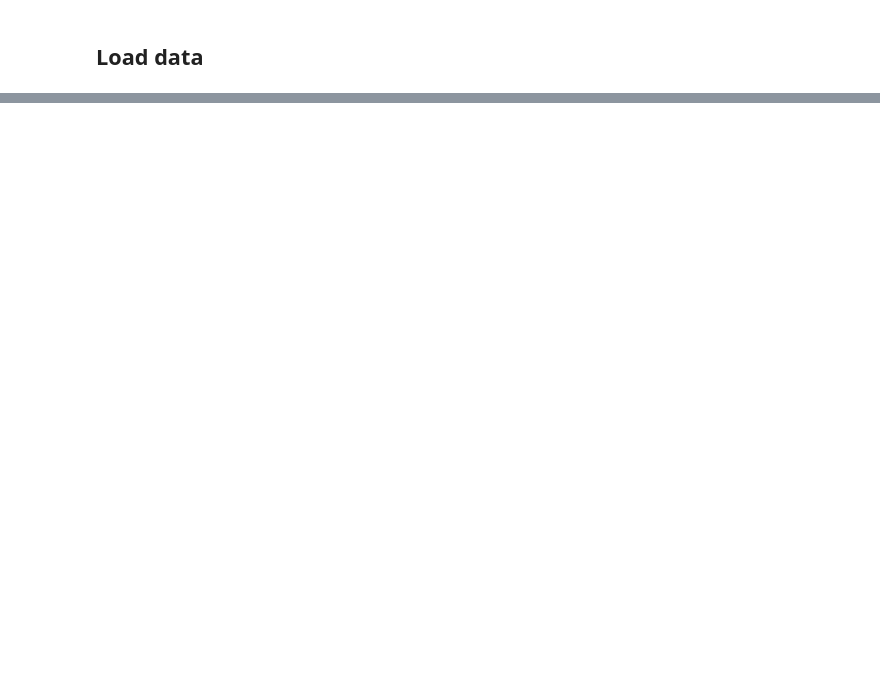
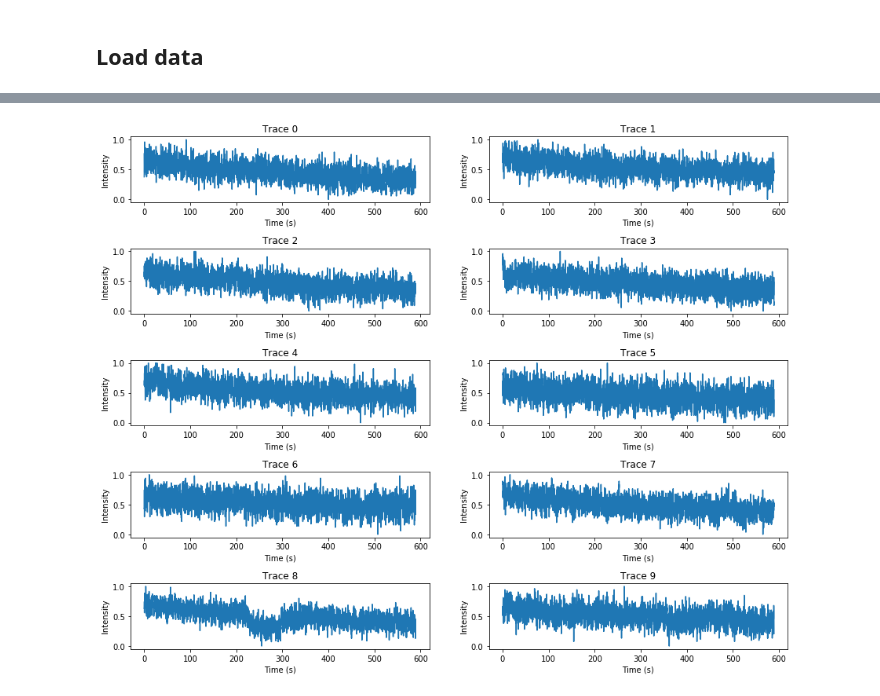
Before and after one commit to ashleefeng/pacbio, a Jupyter notebook: dev/dtw2 testing.ipynb, the cells around one changed output, grey strips where cells are left out. Drawn from its saved outputs; the diff is of its cells as text; code cells hidden in the pictures; blank space fills up the shorter version.

Commit message:
analyzed 10 min dataset

```diff
--- a/dev/dtw2 testing.ipynb
+++ b/dev/dtw2 testing.ipynb
@@ -1,23 +1,24 @@
 # %%
 import numpy as np
-import h5py
 import matplotlib.pyplot as plt
-import xml.etree.ElementTree as ET
 from time import time
 from functions import utils
 from functions import utils_dtw
-from functions.utils_dtw import dtw_single
 import os.path as path
 
-# User selects a pacbio dataset
-sample_file = utils.gui_fname().decode("utf-8")
-tokens = sample_file.split('/')
-base = path.basename(sample_file)
-abs_dir = path.dirname(sample_file)
-prefix = base.split('.')[0]
-sample_prefix = abs_dir + '/' + prefix
-print("Sample: \n%s" %sample_file)
+# # User selects a pacbio dataset
+# sample_file = utils.gui_fname().decode("utf-8")
+# tokens = sample_file.split('/')
+# base = path.basename(sample_file)
+# abs_dir = path.dirname(sample_file)
+# prefix = base.split('.')[0]
+# sample_prefix = abs_dir + '/' + prefix
+# print("Sample: \n%s" %sample_file)
+
+# sample_prefix = '/Users/ashleefeng/OneDrive - Johns Hopkins/PacBio/pacbio_example/30s_43N43_Cy3-DNA_Cy5-H2A/m181207_211324_42131_c000468682559900001500000112312060_s1_p0'
+sample_prefix2 = '/Users/ashleefeng/OneDrive - Johns Hopkins/PacBio/181207_Ashlee/10min_43N43_Cy5H2A_100ms/m181207_213534_42131_c000468692559900001500000112312030_s1_p0'
 
 # User input
-N_CLASS = 3
-CLS_EXAMPLE = [160027, 64050, 33104] # indices of manually selected class examples
+N_CLASS = 4
+CLS_EXAMPLE = [155235, 41781, 119778, 153043] # 10 min, random, slow decrease, photobleaching, trasient increase
+# CLS_EXAMPLE = [160027, 64050, 33104] # indices of manually selected class examples
@@ -94,4 +75,6 @@ plt.hist(labels_p)
 # %%
-classes = utils_dtw.class_extractor(labels_p, 4)
-utils_dtw.plot_traces(10, scaled_data_cy5, np.random.choice(classes[0], size=(10,)))
+classes = utils_dtw.class_extractor(labels_p, 3)
+utils_dtw.plot_traces(10, scaled_data_cy5, np.random.choice(classes[0], size=(10,)), time_axis[:5898])
+# %% [output]
+[figure, added]
 # %%
```
Also changed, not shown: parts of 14 cells of this notebook, 5 other files.
